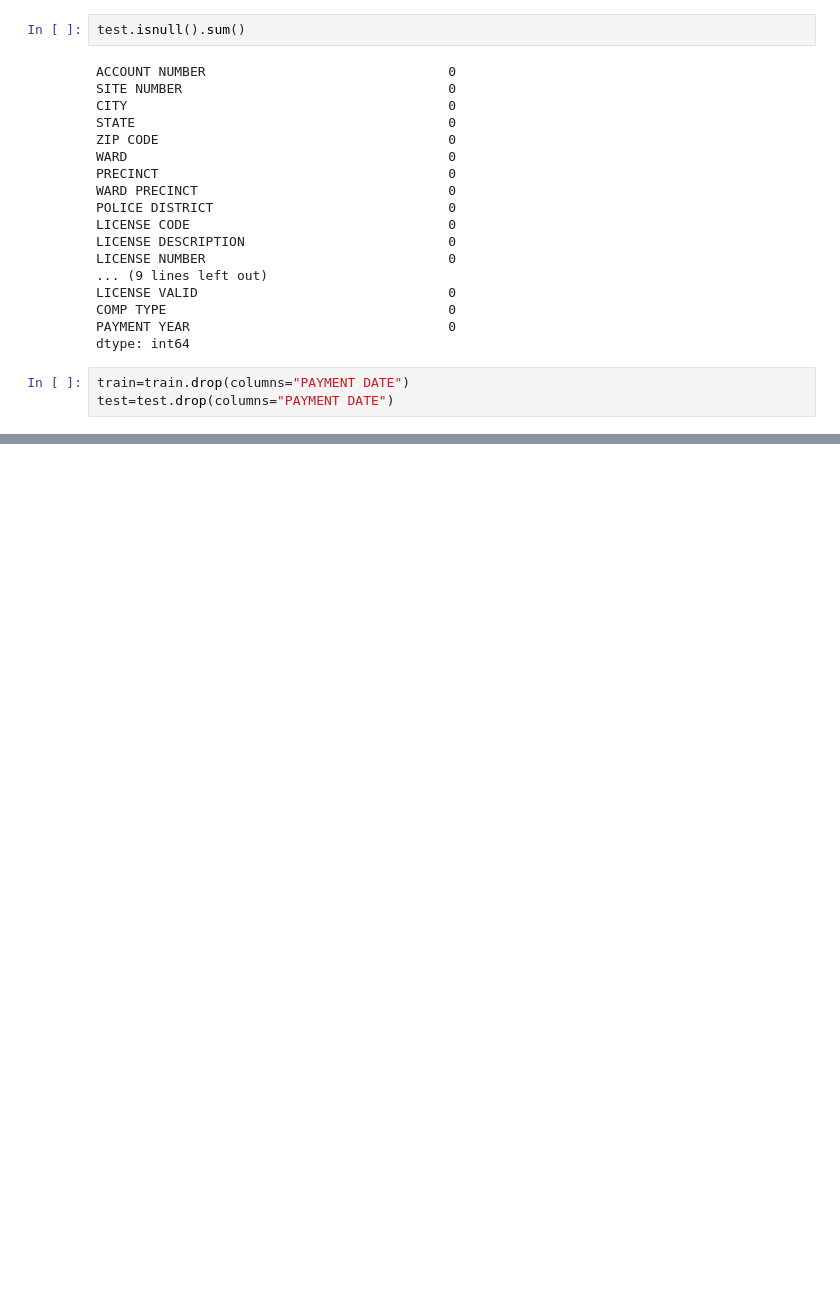
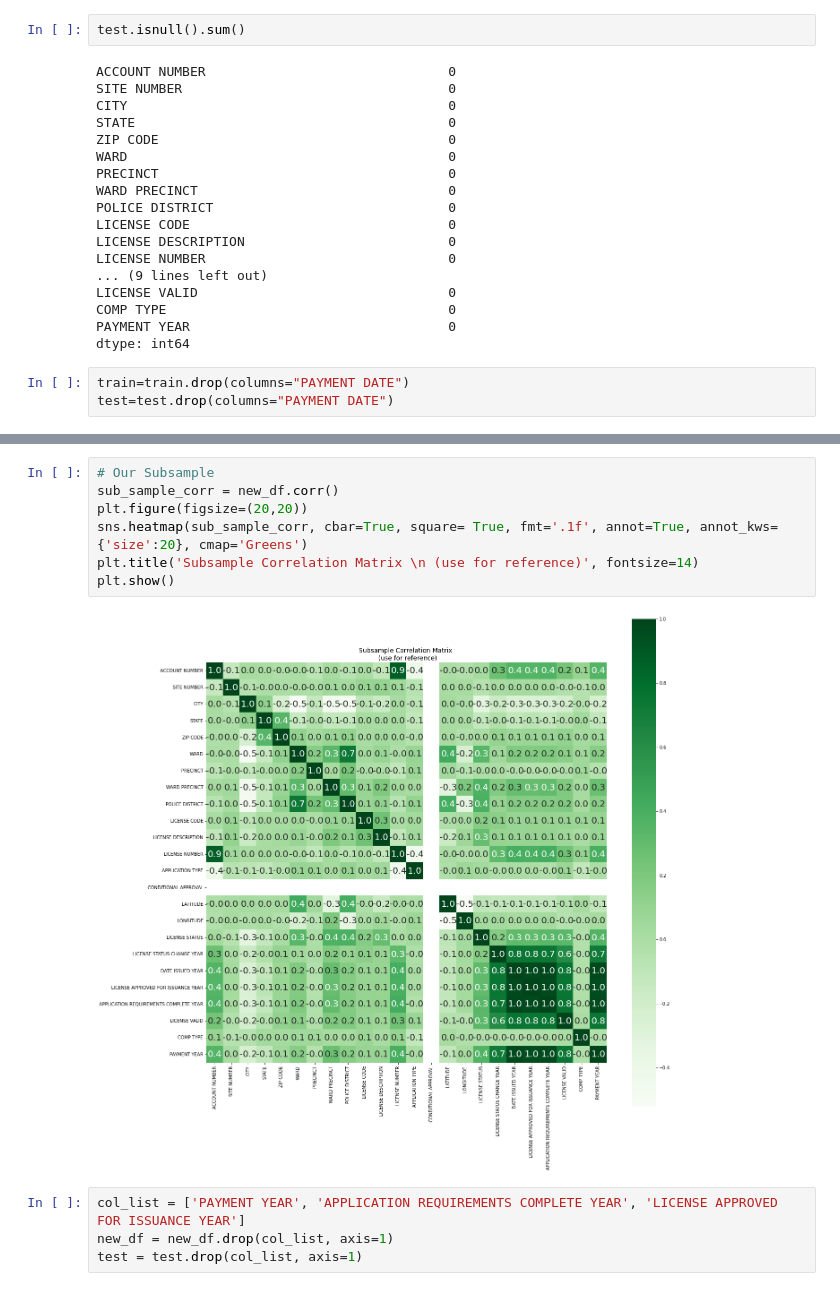
Before and after one commit to nishkarsh-coder/pepcodig_hackethon, a Jupyter notebook: Copy_of_Hackethon1.ipynb, the cells around one changed output, grey strips where cells are left out. Cells and saved outputs as stored; diff of their text form; blank space fills up the shorter version.

```diff
--- a/Copy_of_Hackethon1.ipynb
+++ b/Copy_of_Hackethon1.ipynb
@@ -806,0 +961,13 @@ test=test.drop(columns="PAYMENT DATE")
+# %%
+# Our Subsample
+sub_sample_corr = new_df.corr()
+plt.figure(figsize=(20,20))
+sns.heatmap(sub_sample_corr, cbar=True, square= True, fmt='.1f', annot=True, annot_kws={'size':20}, cmap='Greens')
+plt.title('Subsample Correlation Matrix \n (use for reference)', fontsize=14)
+plt.show()
+# %% [output]
+[figure, added]
+# %%
+col_list = ['PAYMENT YEAR', 'APPLICATION REQUIREMENTS COMPLETE YEAR', 'LICENSE APPROVED FOR ISSUANCE YEAR']
+new_df = new_df.drop(col_list, axis=1)
+test = test.drop(col_list, axis=1)
```
Also changed, not shown: parts of 43 cells of this notebook.
